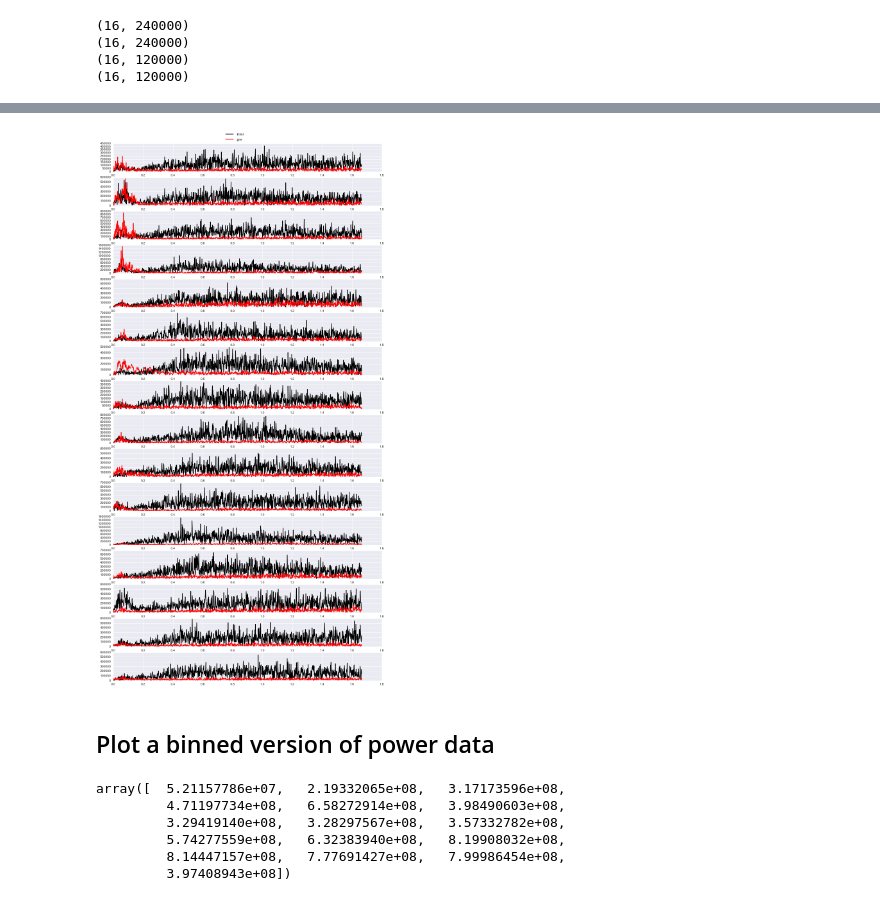
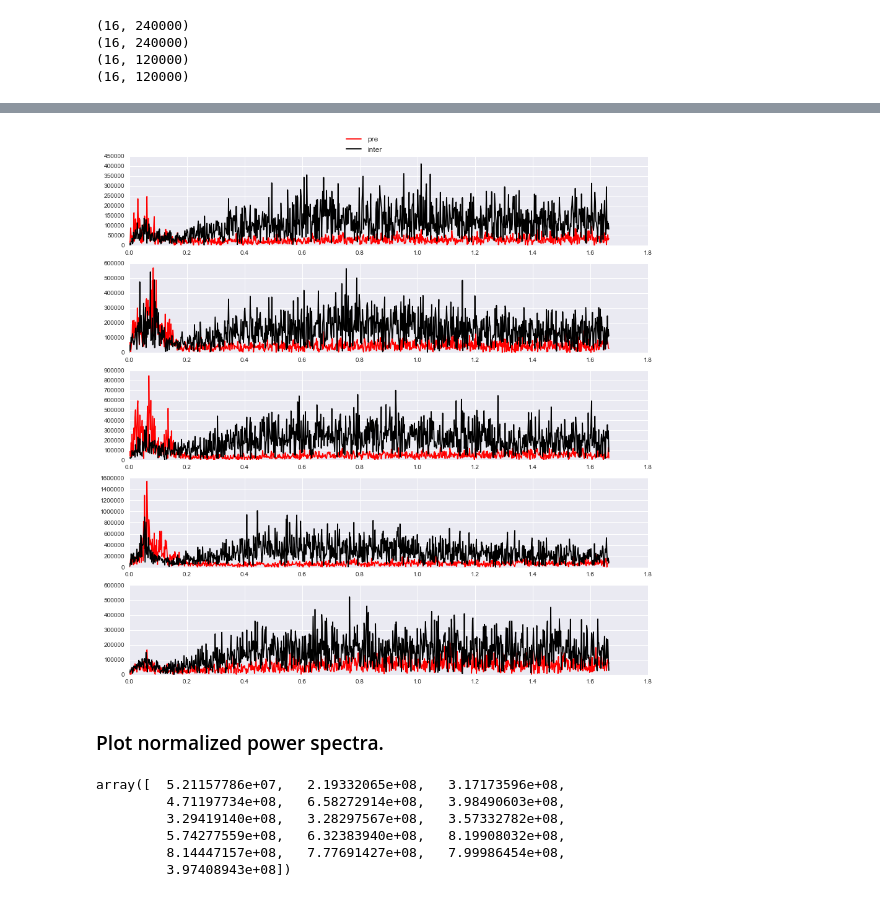
Before and after one commit to joshlevy89/seizure-detection-shared, a Jupyter notebook: scripts/1.EEGML-Example-Visualization.ipynb, the cells around one changed output, grey strips where cells are left out. Saved outputs shown, nothing was run; the diff lists cells and outputs as text; code cells hidden in the pictures.

```diff
--- a/scripts/1.EEGML-Example-Visualization.ipynb
+++ b/scripts/1.EEGML-Example-Visualization.ipynb
@@ -59,16 +62,9 @@ plt.show()
-# %%
-samples = 1000
-num_channels = inter_power.shape[0]
-fig, axs = plt.subplots(num_channels, 1, figsize=(15, 30))
-for i in range(num_channels):
-    axs[i].plot(freq[:samples], inter_power[i,:samples], color='black', label='inter')
-    axs[i].plot(freq[:samples], pre_power[i,:samples], color='red', label='pre')
-axs[0].legend(loc='upper right', bbox_to_anchor=(.5, 1.5),fontsize=12)
-plt.show()
-# %% [output]
-[figure, removed]
+# %%
+plot_pre_vs_inter(freq, pre_power, inter_power,1000,5)
+# %% [output]
+[figure, added]
 # %% [markdown]
-## Plot a binned version of power data
+### Plot normalized power spectra.
 # %%
 # What is the overall power difference per channel?
 inter_power.sum(axis=1)-pre_power.sum(axis=1)
```
Also changed, not shown: parts of 15 cells of this notebook, 1 other file.
